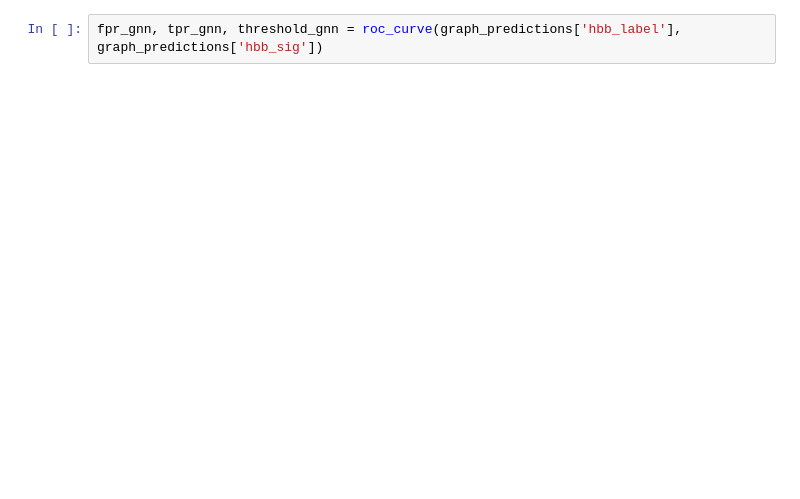
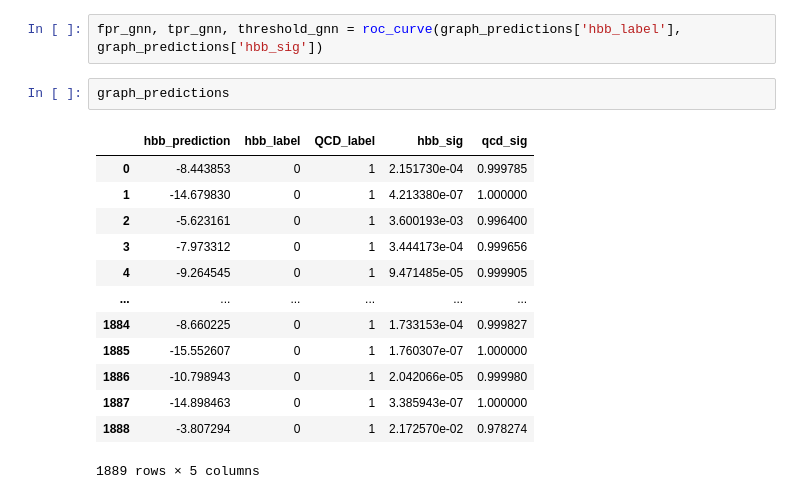
Before and after one commit to Bryan-Az/DSC-Capstone-Result-Replication, a Jupyter notebook: src/analysis/evaluation.ipynb, the cells around one changed output. Saved outputs shown, nothing was run; the diff lists cells and outputs as text; blank space fills up the shorter version.

```diff
--- a/src/analysis/evaluation.ipynb
+++ b/src/analysis/evaluation.ipynb
@@ -199,5 +234,21 @@ idx_dsnn_ddt, val_dsnn_ddt = find_nearest(fpr_dsnn_ddt, cutoff)
 # %%
 fpr_gnn, tpr_gnn, threshold_gnn = roc_curve(graph_predictions['hbb_label'], graph_predictions['hbb_sig'])
+# %%
+graph_predictions
+# %% [output]
+|  | hbb_prediction | hbb_label | QCD_label | hbb_sig | qcd_sig |
+| 0 | -8.443853 | 0 | 1 | 2.151730e-04 | 0.999785 |
+| 1 | -14.679830 | 0 | 1 | 4.213380e-07 | 1.000000 |
+| 2 | -5.623161 | 0 | 1 | 3.600193e-03 | 0.996400 |
+| 3 | -7.973312 | 0 | 1 | 3.444173e-04 | 0.999656 |
+| 4 | -9.264545 | 0 | 1 | 9.471485e-05 | 0.999905 |
+| ... | ... | ... | ... | ... | ... |
+| 1884 | -8.660225 | 0 | 1 | 1.733153e-04 | 0.999827 |
+| 1885 | -15.552607 | 0 | 1 | 1.760307e-07 | 1.000000 |
+| 1886 | -10.798943 | 0 | 1 | 2.042066e-05 | 0.999980 |
+| 1887 | -14.898463 | 0 | 1 | 3.385943e-07 | 1.000000 |
+| 1888 | -3.807294 | 0 | 1 | 2.172570e-02 | 0.978274 |
+1889 rows × 5 columns
 # %%
 plt.figure()
 for wp in [0.01]:
```
Also changed, not shown: parts of 25 cells of this notebook, 8 other files.
